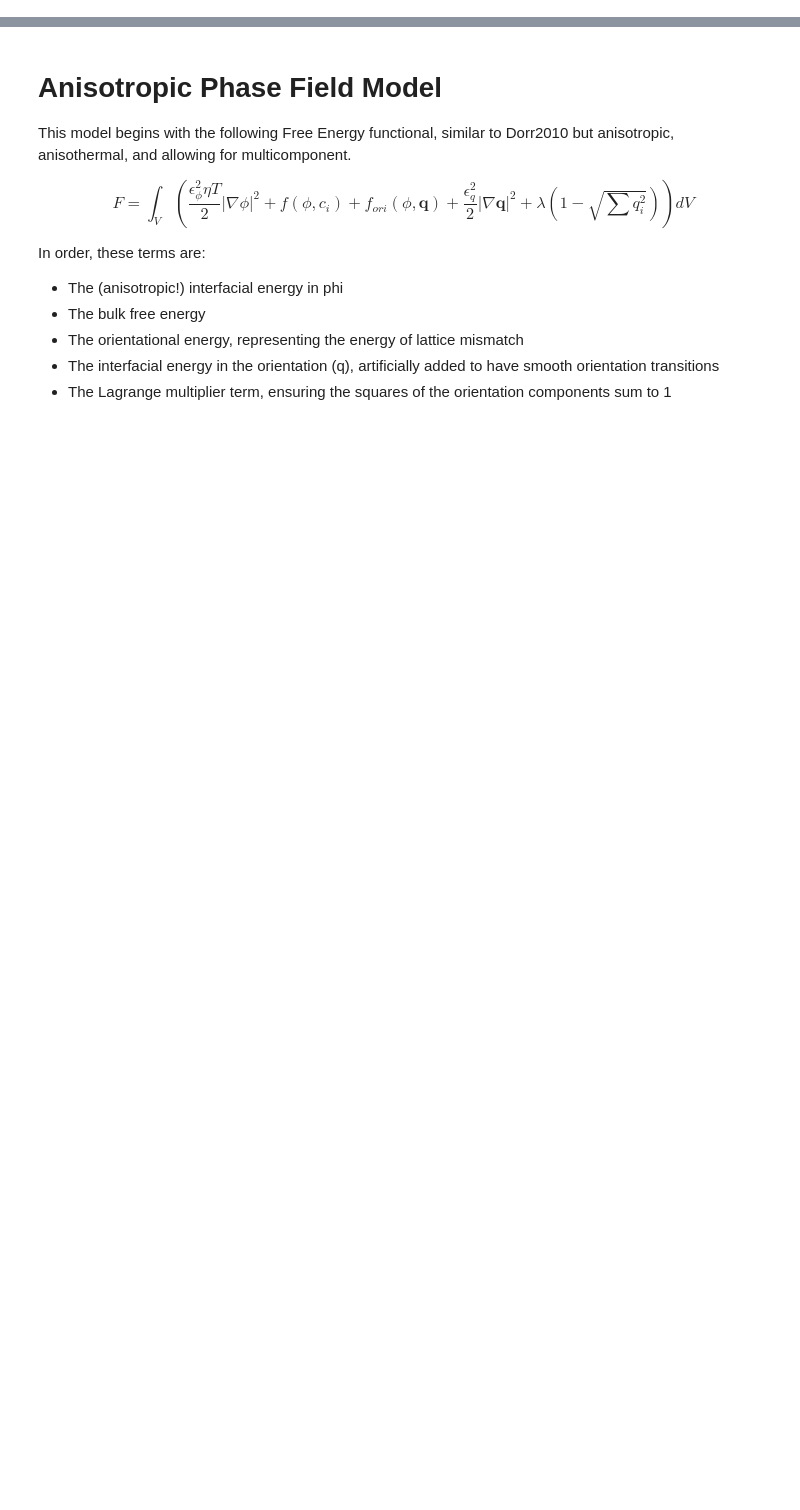
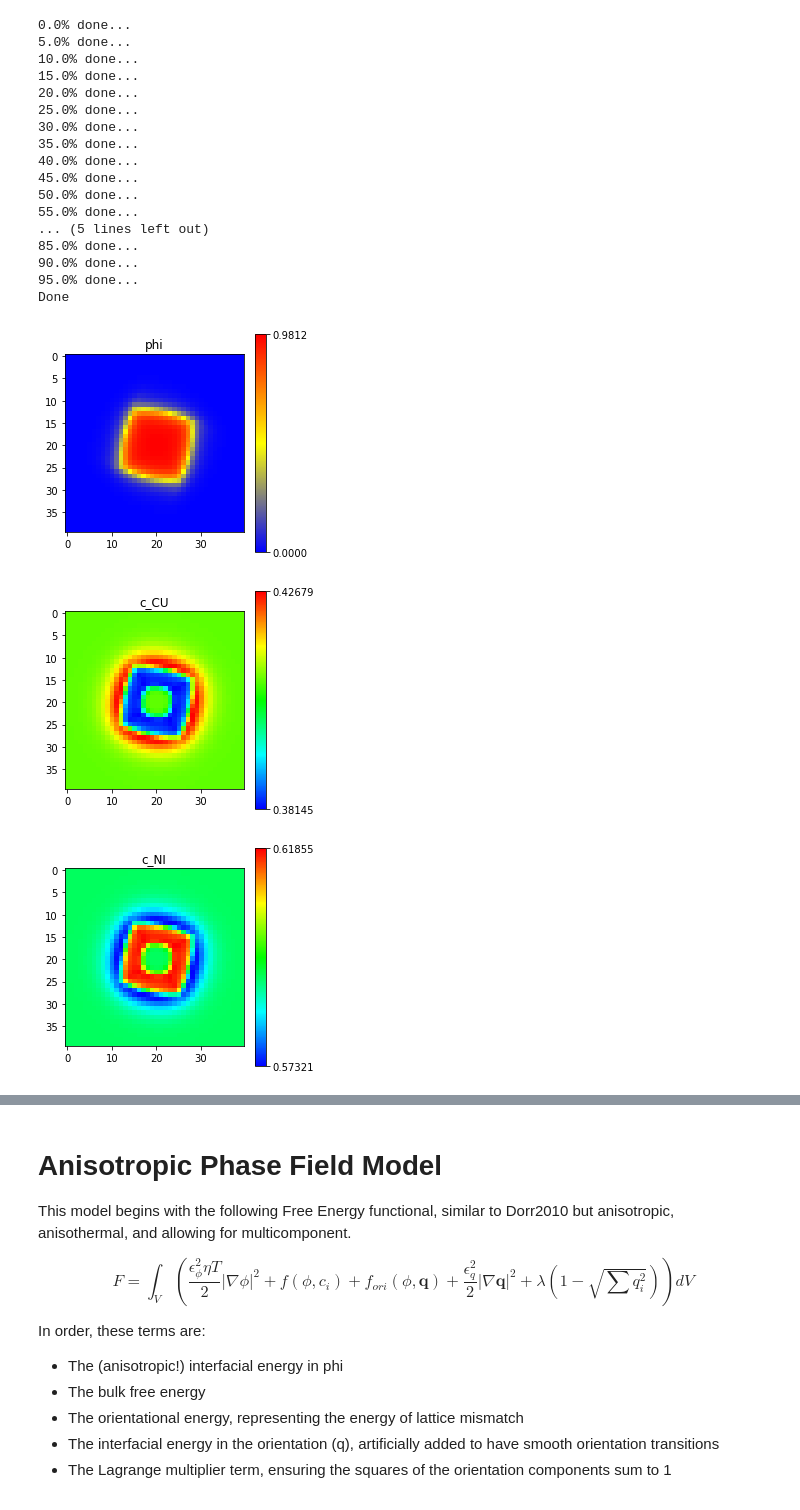
Before and after one commit to AdditiveModeling/SolidificationMicrostructure, a Jupyter notebook: phasefield/phasefield.ipynb, the cells around one changed output, grey strips where cells are left out. Drawn from its saved outputs; the diff is of its cells as text; code cells hidden in the pictures; blank space fills up the shorter version.

```diff
--- a/phasefield/phasefield.ipynb
+++ b/phasefield/phasefield.ipynb
@@ -41,15 +50,36 @@ utils.plotImages_3c(phi, c1, c2, q4, nbc, path, step)
 # %%
 """
 this runs the python engine for the data files selected, then plots the field data as images
 """
 
-for i in range(20): #number of iterations
+for i in range(1): #number of iterations
     #2-component simulation
     #engine.simulate(path, nbc, step, steps, 1574., 0.0, 0.0)
     #step, phi, c, q1, q4 = utils.loadArrays(path, step+steps)
     #utils.plotImages(phi, c, q4, nbc, path, step)
 
     #3-component simulation
-    engine.simulate_3c(path, nbc, step, steps, 1564., 0.0, 0.0)
-    step, phi, c1, c2, q1, q4 = utils.loadArrays_3c(path, step+steps)
-    utils.plotImages_3c(phi, c1, c2, q4, nbc, path, step)
+    engine.simulate_nc(path, nbc, step, steps, 1574., 0.0, 0.0)
+    step, phi, c, q1, q4 = utils.loadArrays_nc(path, step+steps)
+    utils.plotImages_nc(phi, c, q4, nbc, path, step)
+# %% [output]
+0.0% done...
+5.0% done...
+10.0% done...
+15.0% done...
+20.0% done...
+25.0% done...
+30.0% done...
+35.0% done...
+40.0% done...
+45.0% done...
+50.0% done...
+55.0% done...
+... (5 lines left out)
+85.0% done...
+90.0% done...
+95.0% done...
+Done
+[figure, added]
+[figure, added]
+[figure, added]
```
Also changed, not shown: parts of 3 cells of this notebook, 6 other files.
